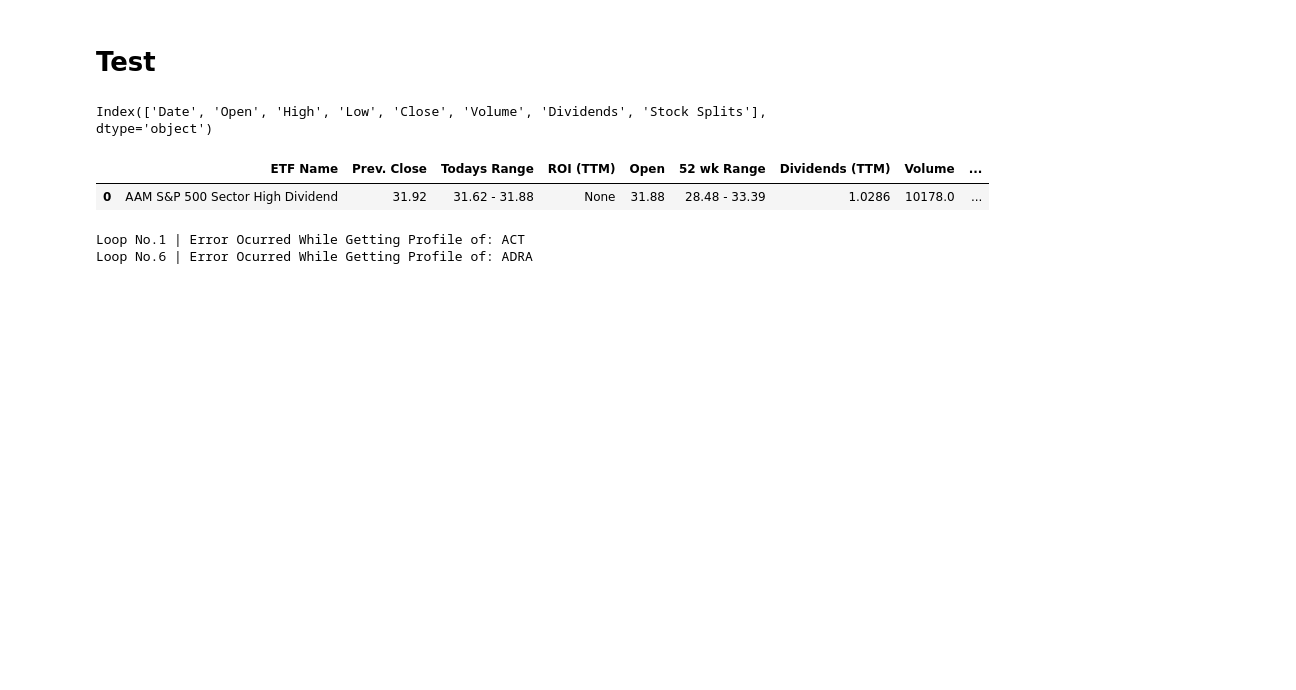
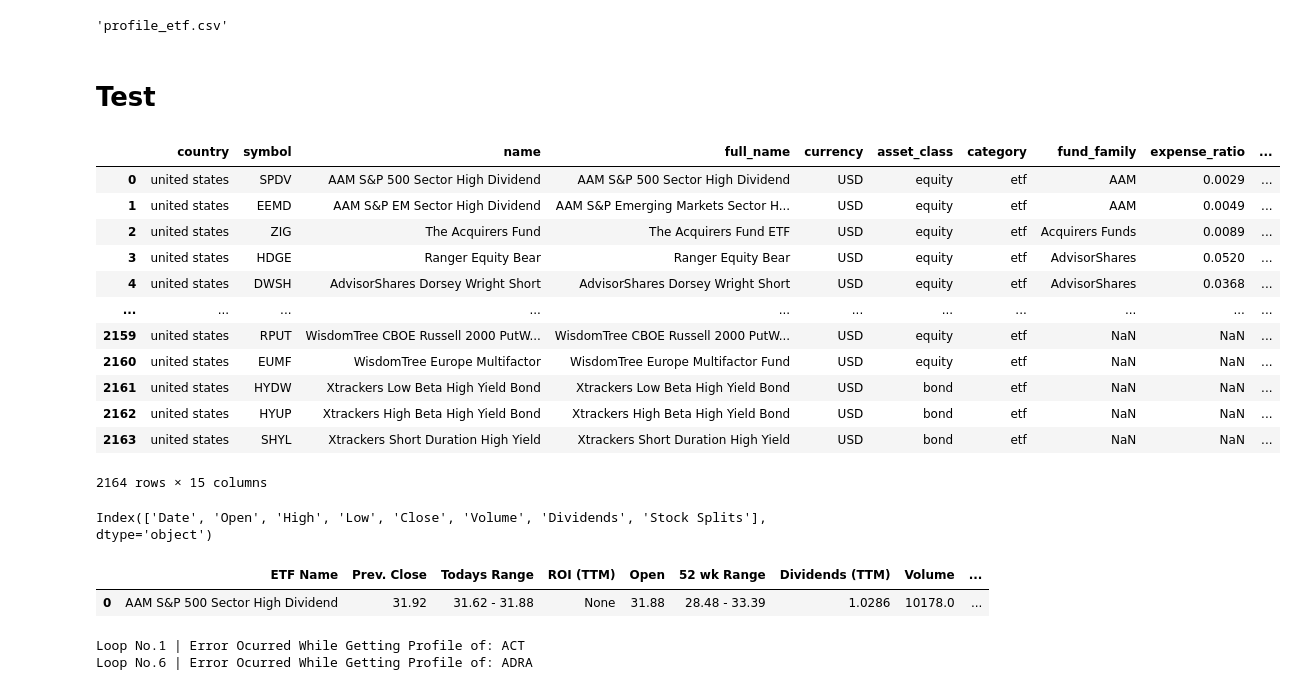
Before and after one commit to vifootball/stock-database-builder, a Jupyter notebook: get_data.ipynb, the cells around one changed output. Saved outputs shown, nothing was run; the diff lists cells and outputs as text; code cells hidden in the pictures; blank space fills up the shorter version.

```diff
--- a/get_data.ipynb
+++ b/get_data.ipynb
@@ -31,3 +31,9 @@ etf_meta = pd.read_csv(os.path.join(DIRNAME_DOWNLOAD, FNAME_META_ETF))
+# %%
+import etl_processor
+processor = etl_processor.EtlProcessor()
+processor.fname_profile_etf
+# %% [output]
+'profile_etf.csv'
 # %%
 # 오늘의 ETF
 investpy.etfs.get_etfs_overview(country='united states')
@@ -42,3 +48,20 @@ master_indices_investpy = pd.read_csv(os.path.join(processor.dir_download, proce
 master_currencies = pd.read_csv(os.path.join(processor.dir_download, processor.fname_master_currencies))
 master_indices_fred = pd.read_csv(os.path.join(processor.dir_download, processor.fname_master_indices_fred))
 benchmark = pd.read_csv(os.path.join(processor.dir_download, processor.fname_benchmark))
+# %%
+processor = etl_processor.EtlProcessor()
+processor.construct_master_etf()
+# %% [output]
+|  | country | symbol | name | full_name | currency | asset_class | category | fund_family | expense_ratio | ... |
+| 0 | united states | SPDV | AAM S&P 500 Sector High Dividend | AAM S&P 500 Sector High Dividend | USD | equity | etf | AAM | 0.0029 | ... |
+| 1 | united states | EEMD | AAM S&P EM Sector High Dividend | AAM S&P Emerging Markets Sector H... | USD | equity | etf | AAM | 0.0049 | ... |
+| 2 | united states | ZIG | The Acquirers Fund | The Acquirers Fund ETF | USD | equity | etf | Acquirers Funds | 0.0089 | ... |
+| 3 | united states | HDGE | Ranger Equity Bear | Ranger Equity Bear | USD | equity | etf | AdvisorShares | 0.0520 | ... |
+| 4 | united states | DWSH | AdvisorShares Dorsey Wright Short | AdvisorShares Dorsey Wright Short | USD | equity | etf | AdvisorShares | 0.0368 | ... |
+| ... | ... | ... | ... | ... | ... | ... | ... | ... | ... | ... |
+| 2159 | united states | RPUT | WisdomTree CBOE Russell 2000 PutW... | WisdomTree CBOE Russell 2000 PutW... | USD | equity | etf | NaN | NaN | ... |
+| 2160 | united states | EUMF | WisdomTree Europe Multifactor | WisdomTree Europe Multifactor Fund | USD | equity | etf | NaN | NaN | ... |
+| 2161 | united states | HYDW | Xtrackers Low Beta High Yield Bond | Xtrackers Low Beta High Yield Bond | USD | bond | etf | NaN | NaN | ... |
+| 2162 | united states | HYUP | Xtrackers High Beta High Yield Bond | Xtrackers High Beta High Yield Bond | USD | bond | etf | NaN | NaN | ... |
+| 2163 | united states | SHYL | Xtrackers Short Duration High Yield | Xtrackers Short Duration High Yield | USD | bond | etf | NaN | NaN | ... |
+2164 rows × 15 columns
```
Also changed, not shown: parts of 2 cells of this notebook, 3 other files.
